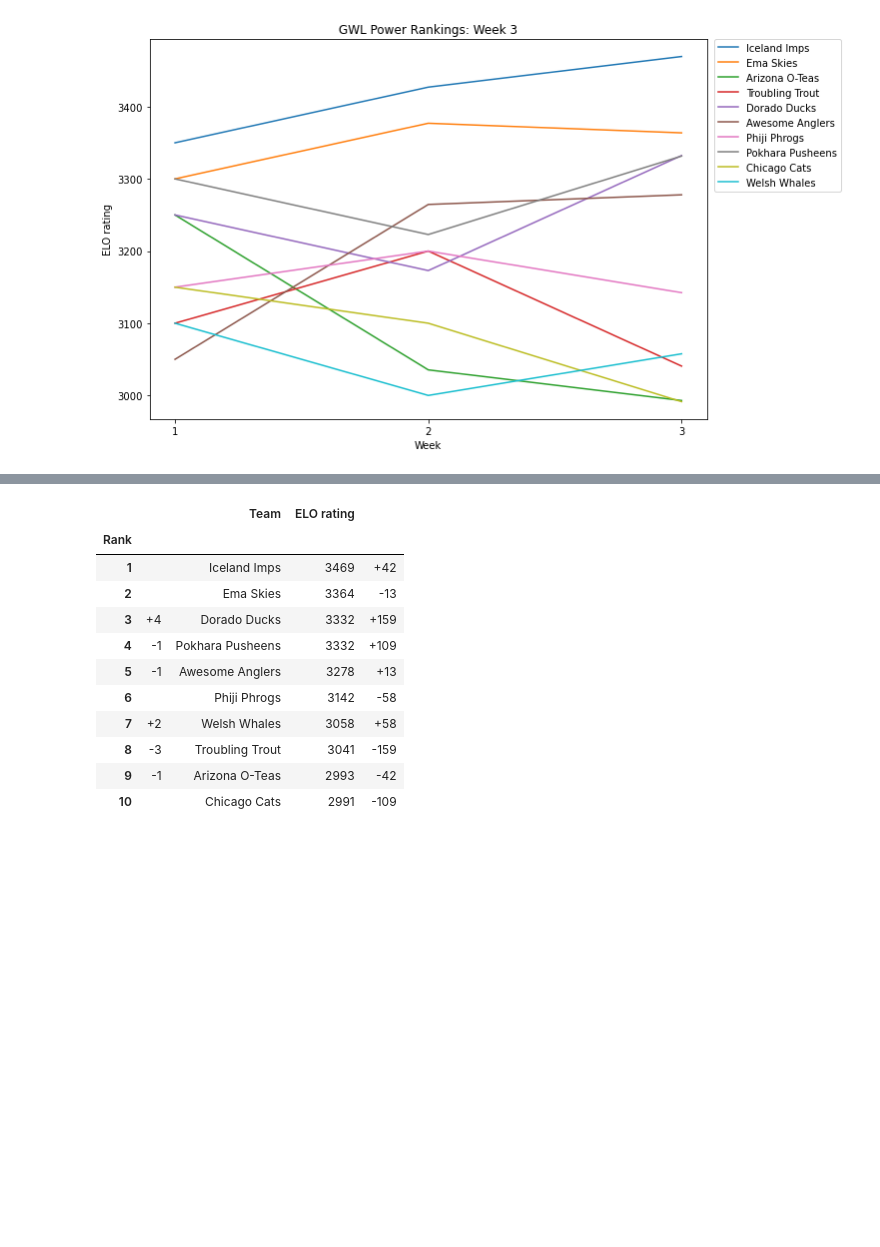
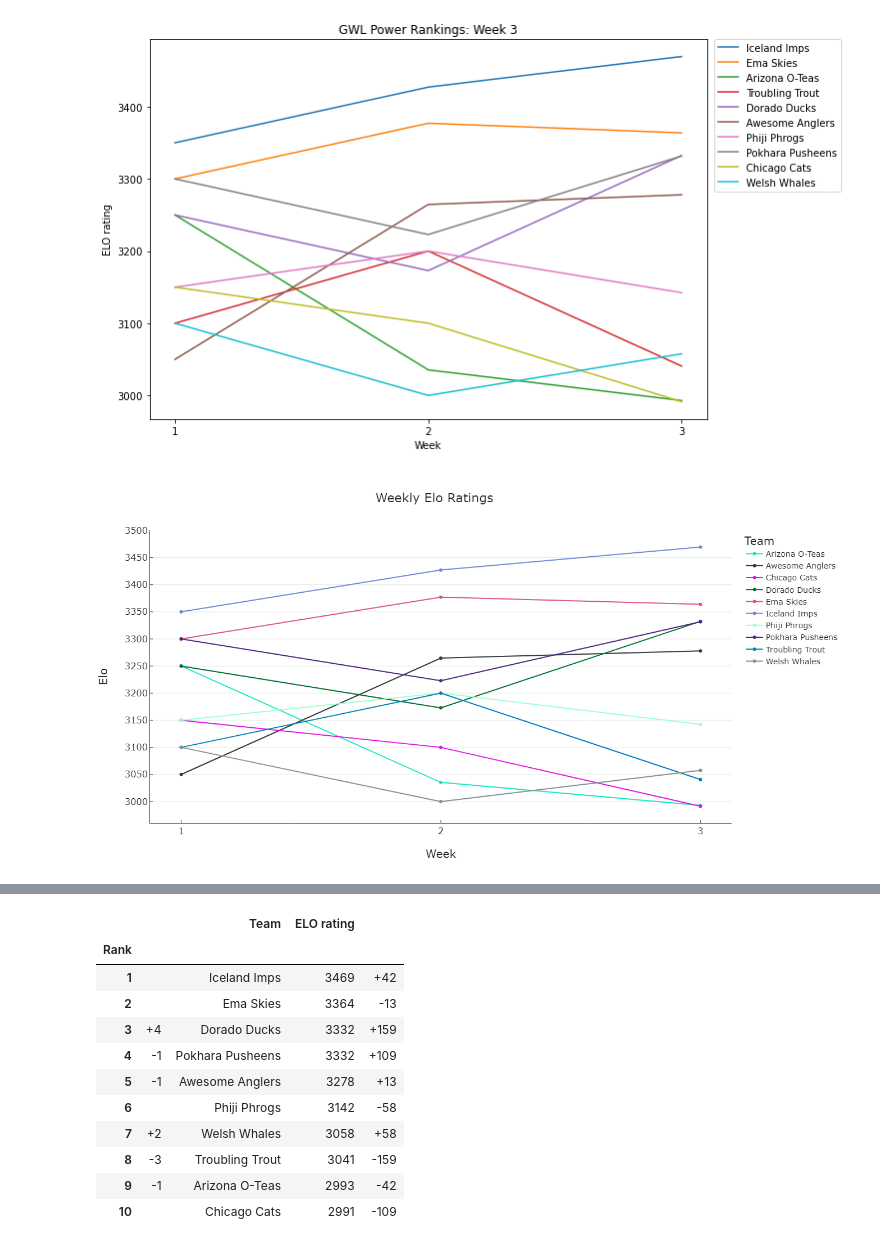
Before and after one commit to rmflemming/GWL-elo-preds, a Jupyter notebook: Notebooks/3_GWLmapscoreELO_sims.ipynb, the cells around one changed output, grey strips where cells are left out. Drawn from its saved outputs; the diff is of its cells as text; code cells hidden in the pictures; blank space fills up the shorter version.

Commit message:
Started making Elo hist look nice
started...

```diff
--- a/Notebooks/3_GWLmapscoreELO_sims.ipynb
+++ b/Notebooks/3_GWLmapscoreELO_sims.ipynb
@@ -276,3 +281,15 @@ plt.legend(loc='right',bbox_to_anchor = (1.25,.8));
 #plt.savefig('elo_histories_mapw{}.png'.format(n_weeks)); # uncomment to save figure
 # %% [output]
 [figure]
+# %%
+#Redo this plot with plotly
+fig = px.line(title = 'Weekly Elo Ratings', width = 900, height = 700, template = 'simple_white');
+for team in GWL.teamsDict:
+    fig.add_trace(go.Scatter(x = list(range(1,n_weeks+1)), y = GWL.teamsDict[team].ratingHist, name = team, mode="lines+markers",
+                             line = dict(color=tcDict['colors'][tcDict['team names'].index(team)])))
+fig.update_xaxes(title_text = 'Week', title_font =  {'size':20}, title_standoff = 25, ticks = 'inside', nticks = n_weeks, tickfont = dict(size=16));
+fig.update_yaxes(title_text = 'Elo', title_font =  {'size':20}, title_standoff = 25, ticks = 'inside', tickfont = dict(size=16), nticks = 12, showgrid=True);
+fig.update_layout(title_x = 0.45, title_font=dict(size=22), legend_title = dict(text='Team',font=dict(size = 20),side='top'), legend_font=dict(size=14))
+fig.show()
+# %% [output]
+[figure, added]
```
Also changed, not shown: parts of 4 cells of this notebook.
